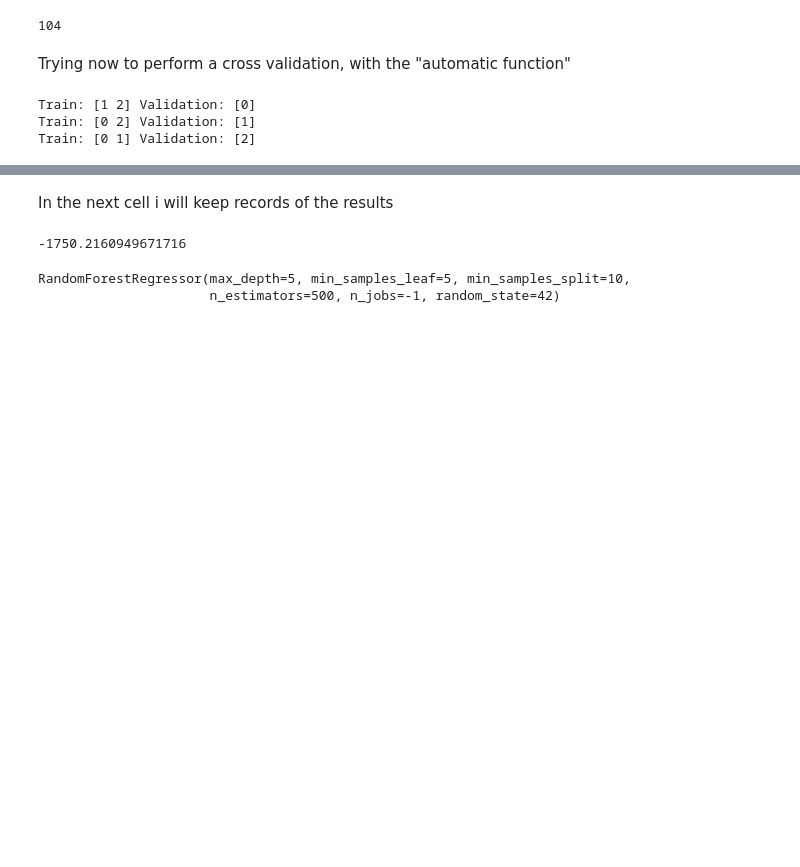
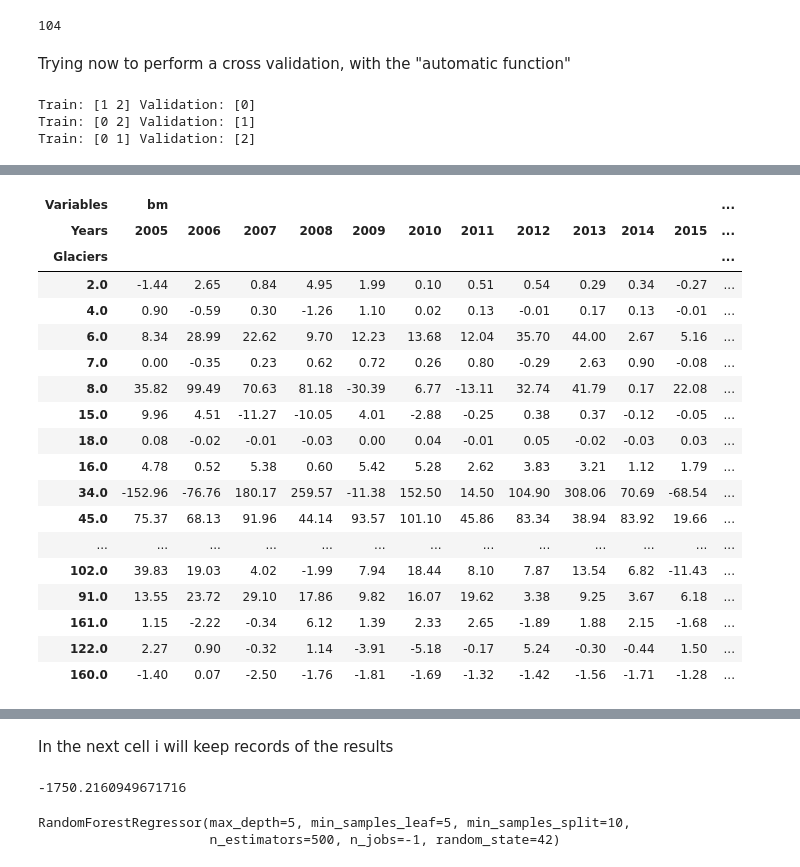
Before and after one commit to Moncada-Francesco-97/Calving-U-Net, a Jupyter notebook: Random_Forest/random_forest.ipynb, the cells around one changed output, grey strips where cells are left out. Cells and saved outputs as stored; diff of their text form; code cells hidden in the pictures; blank space fills up the shorter version.

```diff
--- a/Random_Forest/random_forest.ipynb
+++ b/Random_Forest/random_forest.ipynb
@@ -263,0 +270,22 @@ The std of the cross validation is:  1980.2509079922552
+# %%
+X
+# %% [output]
+| Variables | bm |  |  |  |  |  |  |  |  |  |  | ... |
+| Years | 2005 | 2006 | 2007 | 2008 | 2009 | 2010 | 2011 | 2012 | 2013 | 2014 | 2015 | ... |
+| Glaciers |  |  |  |  |  |  |  |  |  |  |  | ... |
+| 2.0 | -1.44 | 2.65 | 0.84 | 4.95 | 1.99 | 0.10 | 0.51 | 0.54 | 0.29 | 0.34 | -0.27 | ... |
+| 4.0 | 0.90 | -0.59 | 0.30 | -1.26 | 1.10 | 0.02 | 0.13 | -0.01 | 0.17 | 0.13 | -0.01 | ... |
+| 6.0 | 8.34 | 28.99 | 22.62 | 9.70 | 12.23 | 13.68 | 12.04 | 35.70 | 44.00 | 2.67 | 5.16 | ... |
+| 7.0 | 0.00 | -0.35 | 0.23 | 0.62 | 0.72 | 0.26 | 0.80 | -0.29 | 2.63 | 0.90 | -0.08 | ... |
+| 8.0 | 35.82 | 99.49 | 70.63 | 81.18 | -30.39 | 6.77 | -13.11 | 32.74 | 41.79 | 0.17 | 22.08 | ... |
+| 15.0 | 9.96 | 4.51 | -11.27 | -10.05 | 4.01 | -2.88 | -0.25 | 0.38 | 0.37 | -0.12 | -0.05 | ... |
+| 18.0 | 0.08 | -0.02 | -0.01 | -0.03 | 0.00 | 0.04 | -0.01 | 0.05 | -0.02 | -0.03 | 0.03 | ... |
+| 16.0 | 4.78 | 0.52 | 5.38 | 0.60 | 5.42 | 5.28 | 2.62 | 3.83 | 3.21 | 1.12 | 1.79 | ... |
+| 34.0 | -152.96 | -76.76 | 180.17 | 259.57 | -11.38 | 152.50 | 14.50 | 104.90 | 308.06 | 70.69 | -68.54 | ... |
+| 45.0 | 75.37 | 68.13 | 91.96 | 44.14 | 93.57 | 101.10 | 45.86 | 83.34 | 38.94 | 83.92 | 19.66 | ... |
+| ... | ... | ... | ... | ... | ... | ... | ... | ... | ... | ... | ... | ... |
+| 102.0 | 39.83 | 19.03 | 4.02 | -1.99 | 7.94 | 18.44 | 8.10 | 7.87 | 13.54 | 6.82 | -11.43 | ... |
+| 91.0 | 13.55 | 23.72 | 29.10 | 17.86 | 9.82 | 16.07 | 19.62 | 3.38 | 9.25 | 3.67 | 6.18 | ... |
+| 161.0 | 1.15 | -2.22 | -0.34 | 6.12 | 1.39 | 2.33 | 2.65 | -1.89 | 1.88 | 2.15 | -1.68 | ... |
+| 122.0 | 2.27 | 0.90 | -0.32 | 1.14 | -3.91 | -5.18 | -0.17 | 5.24 | -0.30 | -0.44 | 1.50 | ... |
+| 160.0 | -1.40 | 0.07 | -2.50 | -1.76 | -1.81 | -1.69 | -1.32 | -1.42 | -1.56 | -1.71 | -1.28 | ... |
```
Also changed, not shown: parts of 36 cells of this notebook, 3 other files.
